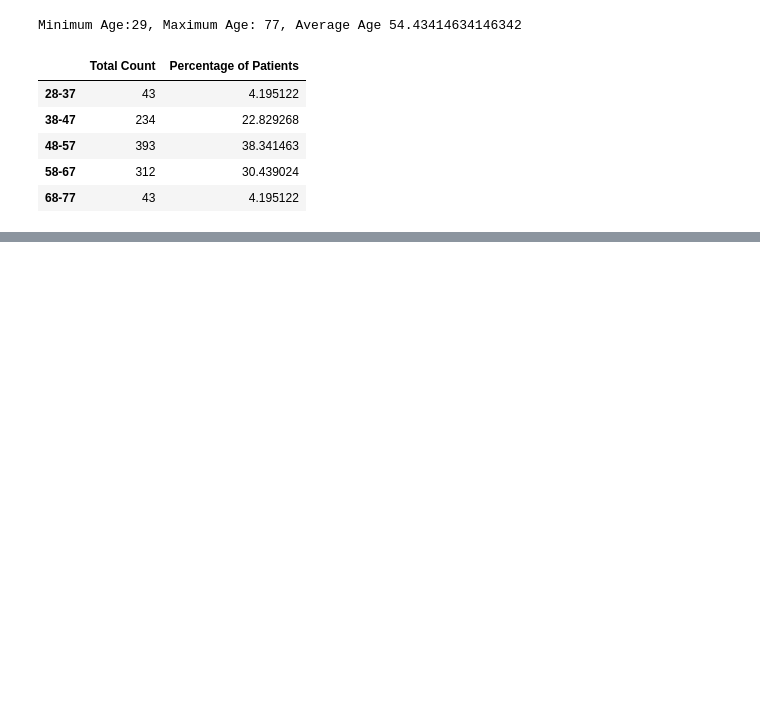
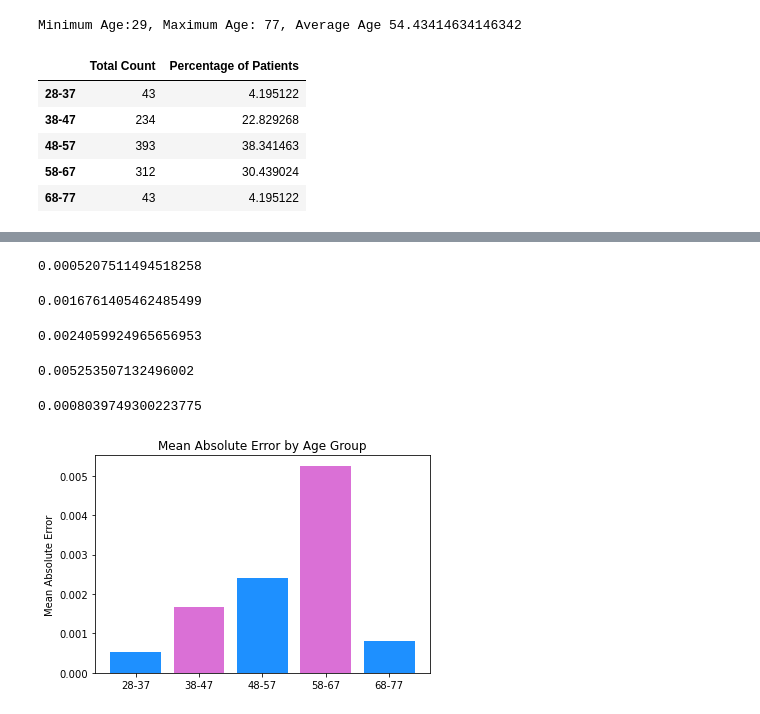
Before and after one commit to twolightsabovethesea/heart-disease, a Jupyter notebook: heart_disease.ipynb, the cells around one changed output, grey strips where cells are left out. Cells and saved outputs as stored; diff of their text form; code cells hidden in the pictures; blank space fills up the shorter version.

```diff
--- a/heart_disease.ipynb
+++ b/heart_disease.ipynb
@@ -304,0 +373,47 @@ plt.show()
+# %%
+# run the XGBoost model on each age group's validation data and get the MAE
+
+predictions_2837 = xgb_model.predict(val_2837_X)
+mae_2837 = mean_absolute_error(predictions_2837, val_2837_y)
+
+print(mae_2837)
+# %% [output]
+0.0005207511494518258
+# %%
+predictions_3847 = xgb_model.predict(val_3847_X)
+mae_3847 = mean_absolute_error(predictions_3847, val_3847_y)
+
+print(mae_3847)
+# %% [output]
+0.0016761405462485499
+# %%
+predictions_4857 = xgb_model.predict(val_4857_X)
+mae_4857 = mean_absolute_error(predictions_4857, val_4857_y)
+
+print(mae_4857)
+# %% [output]
+0.0024059924965656953
+# %%
+predictions_5867 = xgb_model.predict(val_5867_X)
+mae_5867 = mean_absolute_error(predictions_5867, val_5867_y)
+
+print(mae_5867)
+# %% [output]
+0.005253507132496002
+# %%
+predictions_6877 = xgb_model.predict(val_6877_X)
+mae_6877 = mean_absolute_error(predictions_6877, val_6877_y)
+
+print(mae_6877)
+# %% [output]
+0.0008039749300223775
+# %%
+
+age_mae_y_axis = [mae_2837, mae_3847, mae_4857, mae_5867, mae_6877]
+
+plt.bar(x_axis, age_mae_y_axis, color=['dodgerblue', 'orchid'])
+plt.title("Mean Absolute Error by Age Group")
+plt.ylabel('Mean Absolute Error')
+plt.show()
+# %% [output]
+[figure, added]
```
Also changed, not shown: parts of 12 cells of this notebook.
